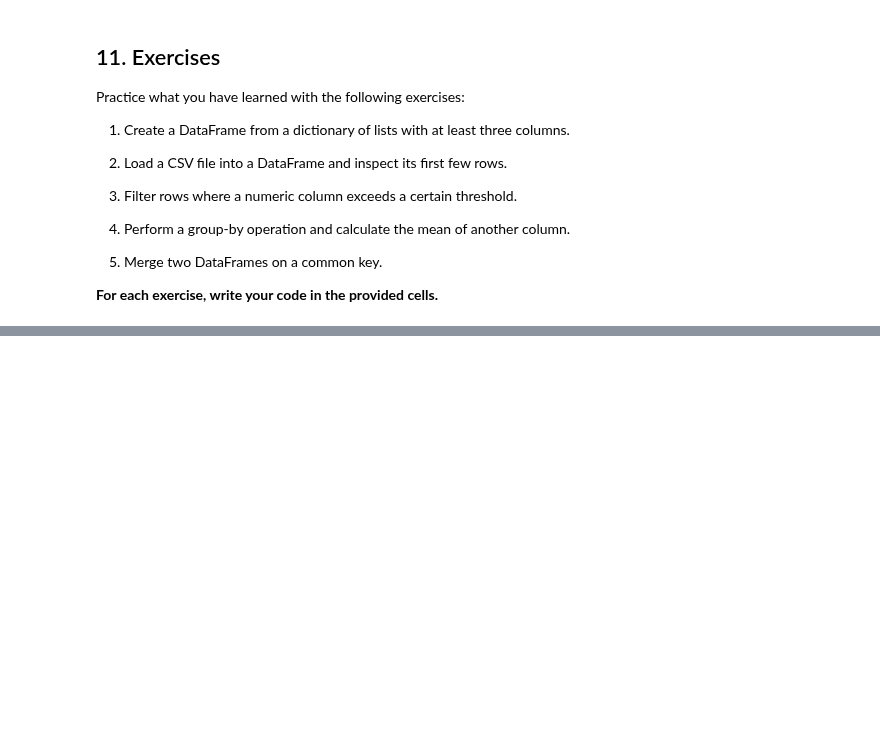
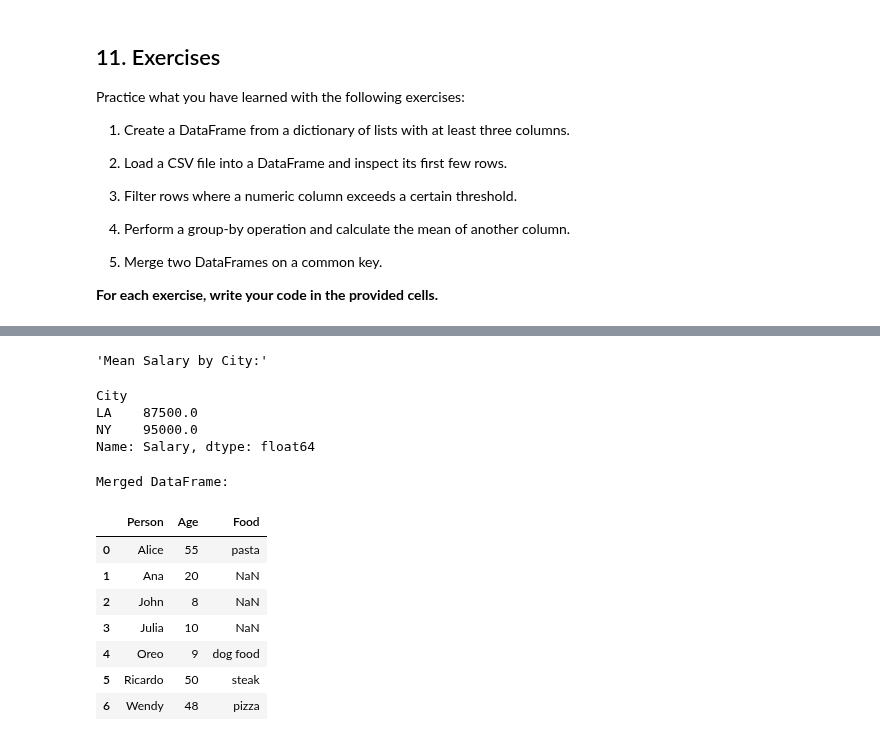
Before and after one commit to omanar1/usable_ai, a Jupyter notebook: docs/m03-numpy_pandas/pandas_basics.ipynb, the cells around one changed output, grey strips where cells are left out. Saved outputs shown, nothing was run; the diff lists cells and outputs as text; code cells hidden in the pictures; blank space fills up the shorter version.

```diff
--- a/docs/m03-numpy_pandas/pandas_basics.ipynb
+++ b/docs/m03-numpy_pandas/pandas_basics.ipynb
@@ -727,0 +776,12 @@ display(df_loaded_feather)
+# %%
+# 1. Create a DataFrame from a dictionary of lists.
+# define dictionary of lists
+data_dic_list = {
+    "Person": ["Alice", "Ricardo", "Wendy", "Oreo"],
+    "Age": [55, 50, 48, 9],
+    "Food": ["pasta", "steak", "pizza", "dog food"]
+}
+
+print("DataFrame from dictionary of lists:")
+df_dic_list = pd.DataFrame(data_dic_list)
+display(df_dic_list)
@@ -732,2 +816,11 @@ display(df_loaded_feather)
 # %%
 # 4. Perform a group-by operation and calculate the mean of another column.
+df_grouped = df_loaded_csv.groupby("City")
+display("Mean Salary by City:")
+display(df_grouped["Salary"].mean())
+# %% [output]
+'Mean Salary by City:'
+City
+LA    87500.0
+NY    95000.0
+Name: Salary, dtype: float64
@@ -735,0 +827,22 @@ display(df_loaded_feather)
+# %%
+# 5. Merge two DataFrames on a common key.
+
+df_right = pd.DataFrame({
+    "Person": ["Julia", "Ana", "John"],
+    "Age": [10, 20, 8]
+})
+
+df_merged = pd.merge(df_dic_list, df_right, on=("Person","Age"), how="outer")
+
+print("Merged DataFrame:")
+display(df_merged)
+# %% [output]
+Merged DataFrame:
+|  | Person | Age | Food |
+| 0 | Alice | 55 | pasta |
+| 1 | Ana | 20 | NaN |
+| 2 | John | 8 | NaN |
+| 3 | Julia | 10 | NaN |
+| 4 | Oreo | 9 | dog food |
+| 5 | Ricardo | 50 | steak |
+| 6 | Wendy | 48 | pizza |
```
Also changed, not shown: parts of 9 cells of this notebook.
